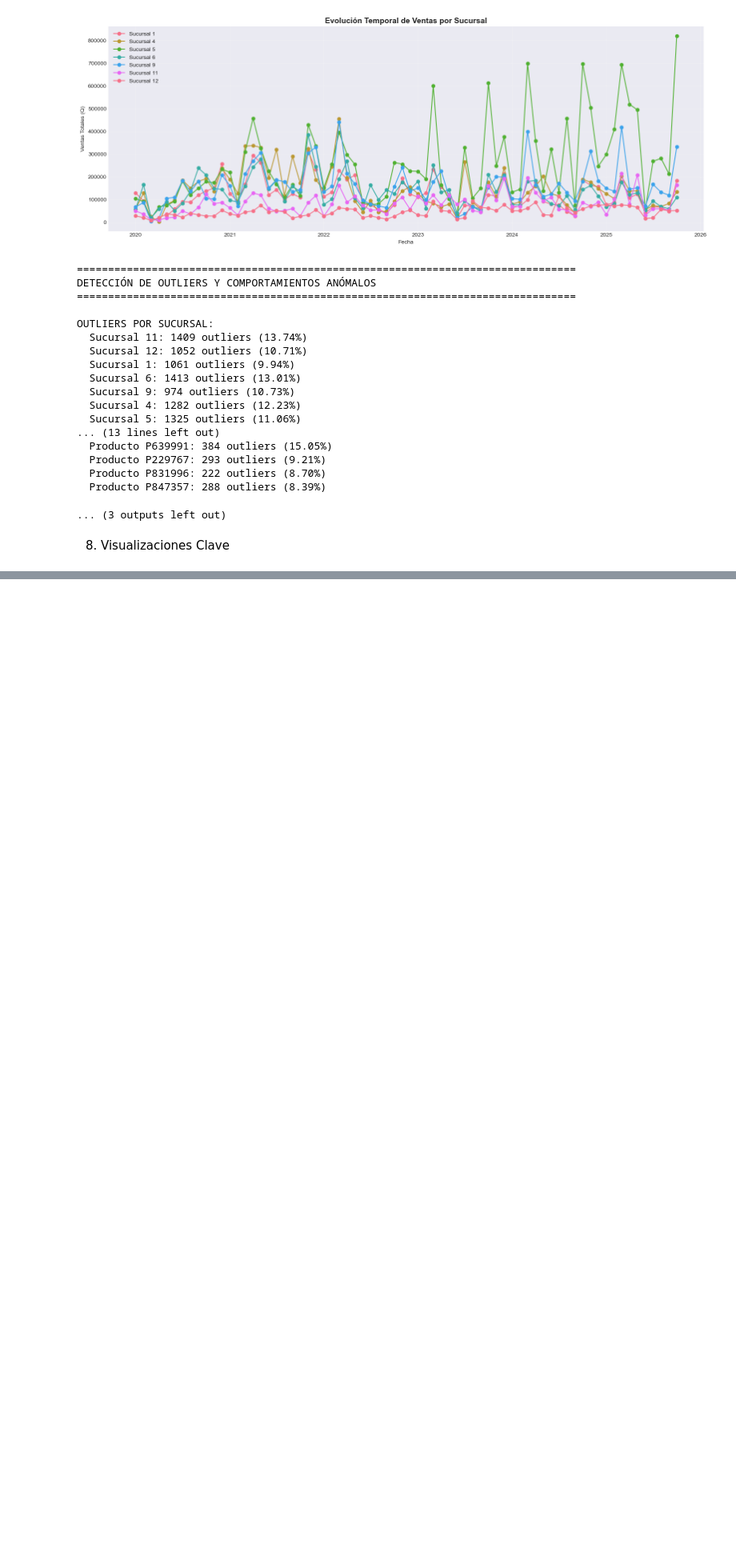
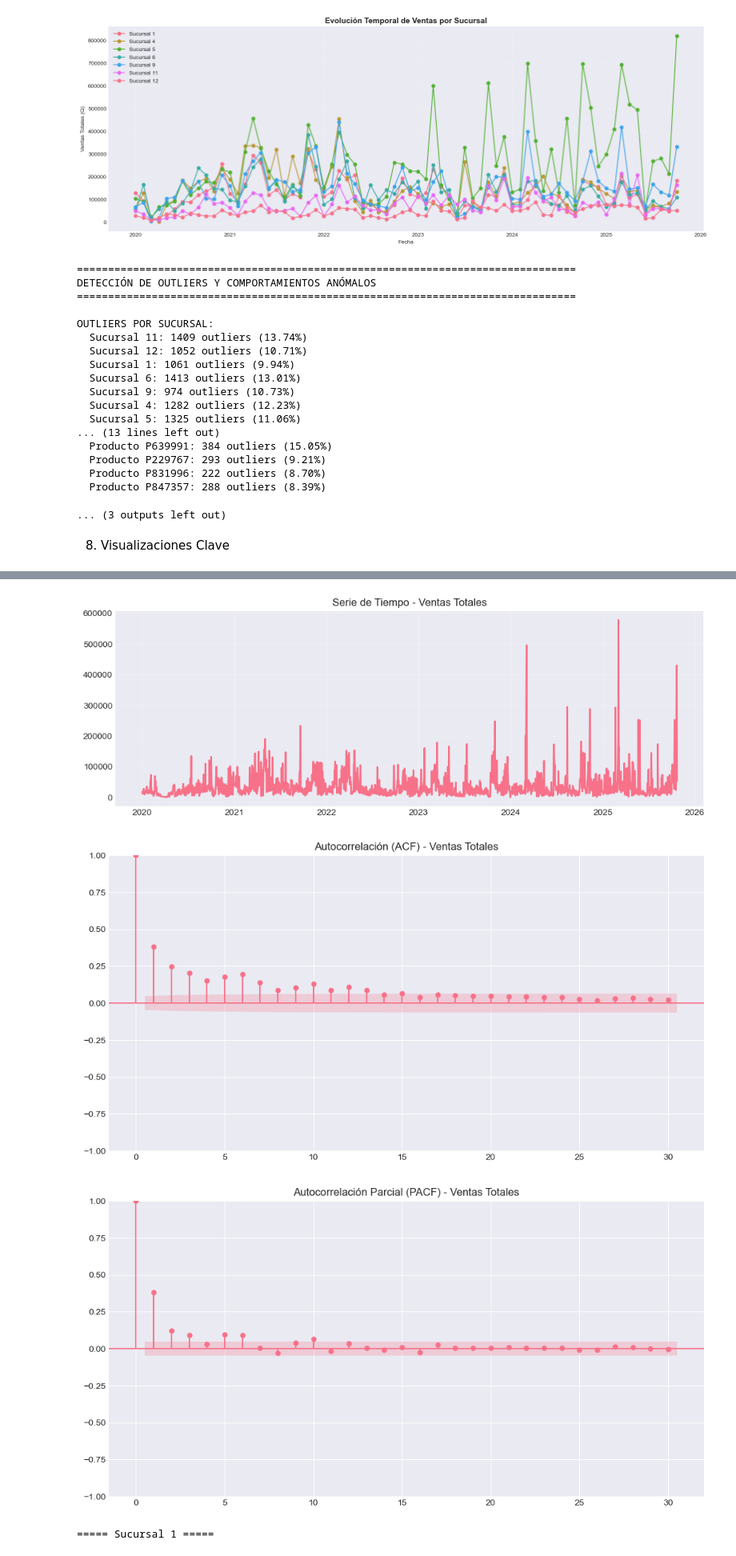
Before and after one commit to Christian-Vinicio/repo-seriestemporales-g4-pd, a Jupyter notebook: notebooks/01_exploratory_data_analysis.ipynb, the cells around one changed output, grey strips where cells are left out. Shown at 80% size. Cells and saved outputs as stored; diff of their text form; code cells hidden in the pictures; blank space fills up the shorter version.

```diff
--- a/notebooks/01_exploratory_data_analysis.ipynb
+++ b/notebooks/01_exploratory_data_analysis.ipynb
@@ -935,0 +1052,69 @@ OUTLIERS POR SUCURSAL:
+# %%
+# 9 Ventas Totales — ACF & PACF
+
+# Serie diaria total
+ts_total = df.groupby('Fecha_Venta')['Total'].sum()
+
+plt.figure(figsize=(12,4))
+plt.plot(ts_total, linewidth=2)
+plt.title("Serie de Tiempo - Ventas Totales")
+plt.grid(alpha=0.3)
+plt.show()
+
+# ACF
+plot_acf(ts_total, lags=30)
+plt.title("Autocorrelación (ACF) - Ventas Totales")
+plt.show()
+
+# PACF
+plot_pacf(ts_total, lags=30, method="ywm")
+plt.title("Autocorrelación Parcial (PACF) - Ventas Totales")
+plt.show()
+
+#Ventas por Sucursal — ACF & PACF
+
+# Serie por sucursal
+ts_sucursal = df.groupby(['Fecha_Venta','Codigo_Sucursal'])['Total'].sum().unstack().fillna(0)
+
+for suc in ts_sucursal.columns:
+    print(f"\n===== Sucursal {suc} =====")
+
+    plt.figure(figsize=(12,4))
+    plt.plot(ts_sucursal[suc])
+    plt.title(f"Serie de Tiempo - Sucursal {suc}")
+    plt.grid(alpha=0.3)
+    plt.show()
+
+    plot_acf(ts_sucursal[suc], lags=30)
+    plt.title(f"ACF - Sucursal {suc}")
+    plt.show()
+
+    plot_pacf(ts_sucursal[suc], lags=30, method="ywm")
+    plt.title(f"PACF - Sucursal {suc}")
+    plt.show()
+
+
+#entas por Producto — ACF & PACF
+ts_producto = df.groupby(['Fecha_Venta','Codigo_Producto'])['Total'].sum().unstack().fillna(0)
+
+for prod in ts_producto.columns:
+    print(f"\n===== Producto {prod} =====")
+
+    plt.figure(figsize=(12,4))
+    plt.plot(ts_producto[prod])
+    plt.title(f"Serie de Tiempo - Producto {prod}")
+    plt.grid(alpha=0.3)
+    plt.show()
+
+    plot_acf(ts_producto[prod], lags=30)
+    plt.title(f"ACF - Producto {prod}")
+    plt.show()
+
+    plot_pacf(ts_producto[prod], lags=30, method="ywm")
+    plt.title(f"PACF - Producto {prod}")
+    plt.show()
+# %% [output]
+[figure, added]
+[figure, added]
+[figure, added]
+===== Sucursal 1 =====
```
Also changed, not shown: parts of 8 cells of this notebook.
